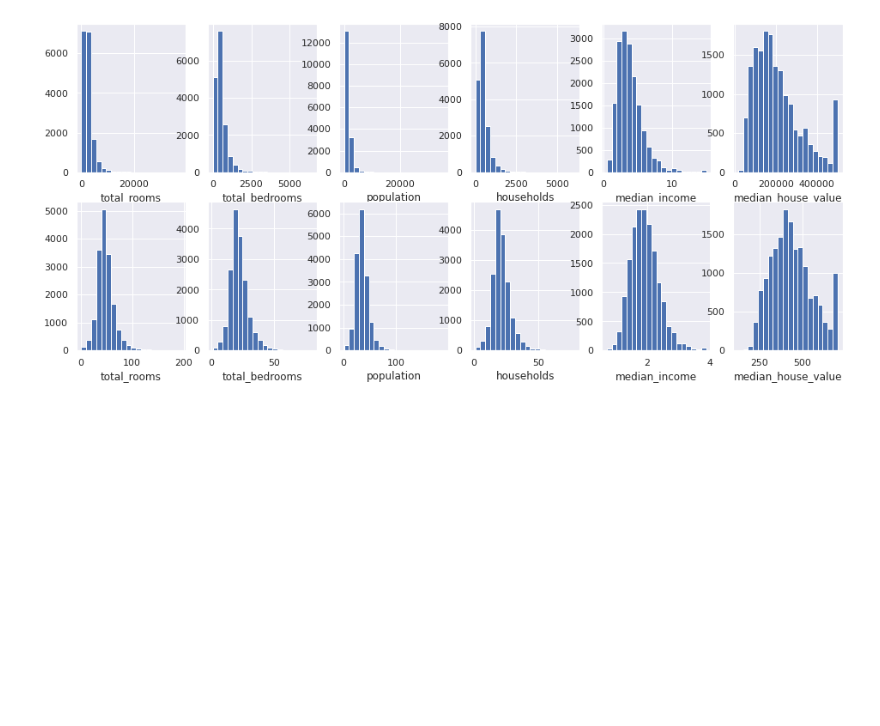
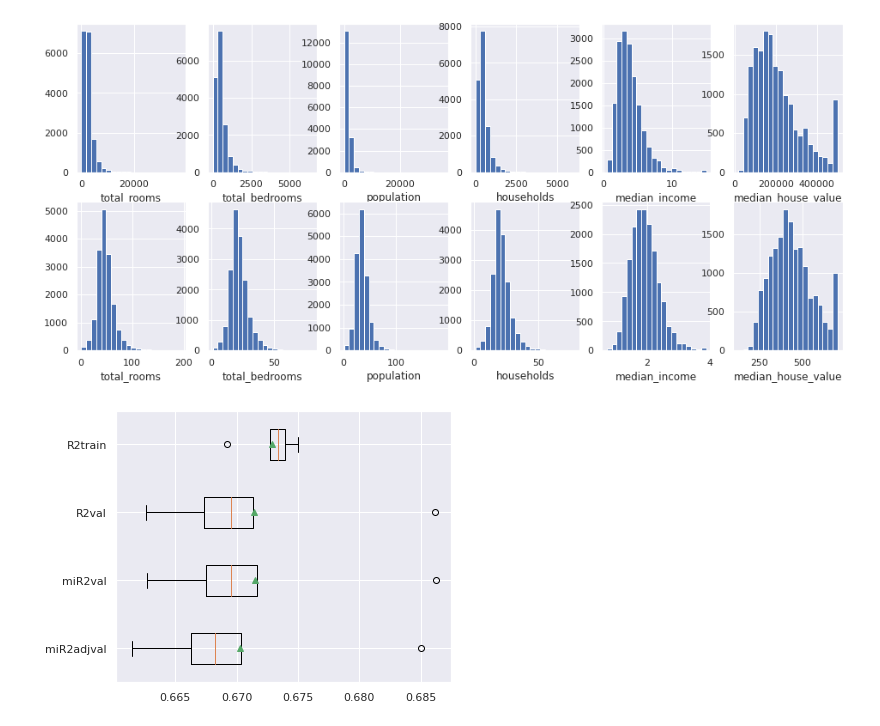
Before and after one commit to PosgradoMNA/actividades-de-aprendizaje-froyect, a Jupyter notebook: Actividad3_practica_RLM.ipynb, the cells around one changed output. Drawn from its saved outputs; the diff is of its cells as text; code cells hidden in the pictures; blank space fills up the shorter version.

```diff
--- a/Actividad3_practica_RLM.ipynb
+++ b/Actividad3_practica_RLM.ipynb
@@ -151,0 +177,83 @@ def mi_R2adj(sse, syy, n, k):
+# %%
+# Preprocesamiento:
+# Para todas las variables imputaremos con el valor de la mediana en caso de encontrar valores perdidos,
+# seguido del un escalamiento al intervalo [0,1]:
+num_prepro_pipeline = Pipeline(steps = [('imputar', SimpleImputer(strategy='median')),
+                                        ('escalar', MinMaxScaler(feature_range=(1,2)))])   # Escalamos los datos al intervalo cerrado [1,2].
+num_prepro_nombres = list(Xtrain.columns)
+
+# Transformación raíz cuadrada solo para aquellas con marcado sesgo positivo:
+num_raiz_pipeline = Pipeline(steps = [('sqrt', FunctionTransformer(np.sqrt))])
+num_raiz_nombres = ['total_rooms','total_bedrooms','population','households','median_income']
+
+# Aplicamos dichas transformaciones a las variables indicadas y el resto las dejamos igual:
+columnasTransformer = ColumnTransformer(transformers = [('num_prepro', num_prepro_pipeline, num_prepro_nombres),
+                                                        ('num_raiz', num_raiz_pipeline, num_raiz_nombres),
+                                                        ],
+                                        remainder='passthrough')
+# %%
+# Seleccionamos primeramente nuestro modelo de aprendizaje automático, en este caso el de regresión lineal múltiple:
+modelo_LR = LinearRegression()
+
+# En ocasiones se calculan también los desempeños del conjunto de entrenamiento en cada partición
+# para tener otra manera de medir el sobreentrenamiento. Aunque es opcional, ya que esto
+# implica un mayor costo computacional y hay otras maneras de medir el sobreentrenamiento. Sin
+# embargo en este caso sí los estaremos calculando a manera de ilustración:
+
+scoresR2Train = []       # R2 del conjunto de entrenamiento.
+scoresR2Val = []         # R2 del conjunto de validación con filtración.
+scoresmiR2Val = []       # R2 del conjunto de validación sin filtración.
+scoresmiR2adjVal = []    # R2 ajustada sin filtración.
+scoresRMSEVal = []       # RMSE
+
+# Inicializamos validación-cruzada usando KFold con k=n_splits particiones.
+# Observa que estamos aleatorizando los registros (con el argumento shuffle), ya que no sabemos si los
+# datos originales fueron guardados en los archivos con algún patrón particular.
+k = 5  # total de particiones (folds)
+kf = KFold(n_splits= k, shuffle=True)
+
+# Aplicamos validación-cruzada mediante la evaluación de cada una de las k particiones:
+for train_index, val_index in kf.split(Xtrain):
+
+  # En cada partición definimos ahora sí el conjunto de entrenamiento y el de validación:
+  X_train, X_val = Xtrain.loc[train_index], Xtrain.loc[val_index]
+  y_train, y_val = ytrain[train_index], ytrain[val_index]
+
+  # Aplicamos las transformaciones al conjunto de entrenamiento:
+  XtrainFit = columnasTransformer.fit(X_train)   # Generamos la información necesaria con el conjunto de entrenamiento.
+  XtrainTransf = XtrainFit.transform(X_train)    # y aplicamos dichas transformaciones al conjunto de entrenamiento,
+  XvalTransf  =  XtrainFit.transform(X_val)      # y al conjunto de validación.
+  ymtrain = np.mean(y_train)   # También requeriremos el promedio de las observaciones de entrenamiento para calcular Syy.
+
+  # Generamos el modelo de regresión lineal con los datos de entrenamiento de esta partición:
+  modelo_LR = modelo_LR.fit(XtrainTransf, y_train)
+  scoresR2Train.append(modelo_LR.score(XtrainTransf,y_train))   # guardamos el desempeño R2 con los datos de entrenamiento.
+
+  yhat = modelo_LR.predict(XvalTransf)  # obtenemos las predicciones con el conjunto de validación.
+  scoresR2Val.append(modelo_LR.score(XvalTransf, y_val))   # guardamos los valores de R2, aunque en este caso hay filtración
+                                                           # de datos ya que "score" hace aquí uso de del promedio de y_val.
+
+  # Calcularemos el valor de R2 con nuestras fórmulas para mostrar que en este caso, aunque pequeña, hay filtración.
+  # mi_R2:
+  sse = mi_SSE(y_val, yhat)
+  syy = mi_Syy(y_val, ymtrain)   # esta función evita la filtración de información al usar el promedio de los datos de entrenamiento.
+  scoresmiR2Val.append(1 - sse/syy)
+
+  # mi_R2_ajustada. Recordemos que en un problema de regresión lineal múltiple, es mejor considerar el valor ajustado de R2.
+  tmp = mi_R2adj(sse,syy,XvalTransf.shape[0],XvalTransf.shape[1])
+  scoresmiR2adjVal.append(tmp)
+
+  # Calculamos también el error cuadrático medio RMSE a partir del MSE que nos da scikit-learn:
+  ss = mean_squared_error(y_val, yhat, squared=False)
+  scoresRMSEVal.append(ss)
+
+
+# Mostremos los diagramas de caja de los resultados obtenidos:
+results = [scoresmiR2adjVal,scoresmiR2Val,scoresR2Val,scoresR2Train]
+names = ['miR2adjval','miR2val','R2val','R2train']
+
+sns.set(rc={'figure.figsize':(6,5)})
+plt.boxplot(results, labels=names, showmeans=True, vert=False)
+plt.show()
+# %% [output]
+[figure, added]
```
Also changed, not shown: parts of 11 cells of this notebook.
